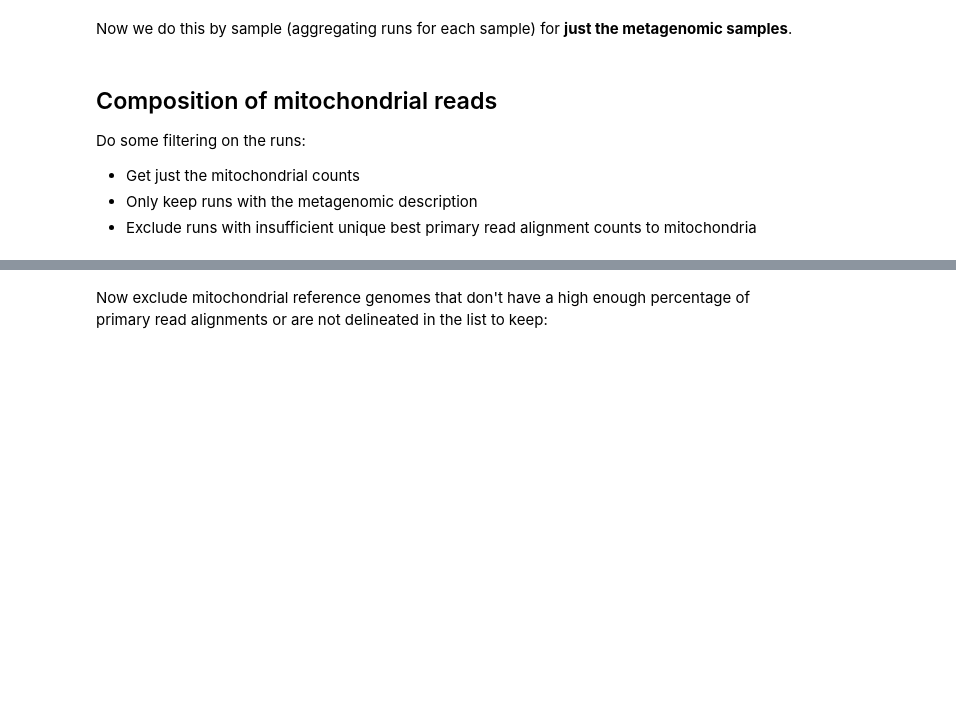
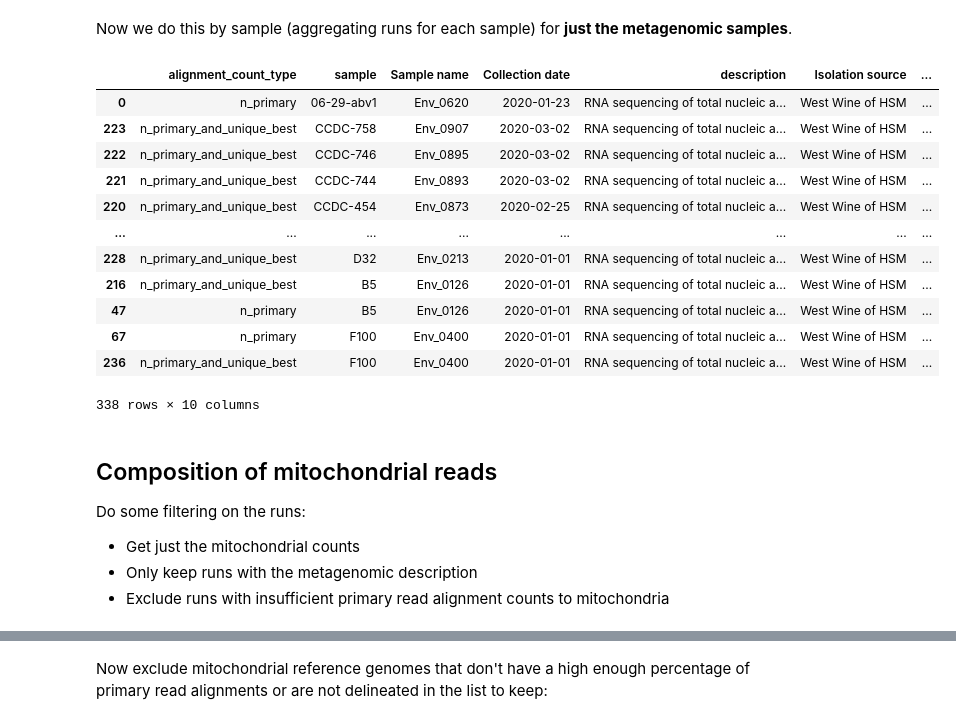
Before and after one commit to jbloom/Huanan_market_samples, a Jupyter notebook: notebooks/aggregate_all_counts.py.ipynb, the cells around one changed output, grey strips where cells are left out. Cells and saved outputs as stored; diff of their text form; code cells hidden in the pictures; blank space fills up the shorter version.

```diff
--- a/notebooks/aggregate_all_counts.py.ipynb
+++ b/notebooks/aggregate_all_counts.py.ipynb
@@ -136,56 +173,68 @@ Now we do this by sample (aggregating runs for each sample) for **just the metag
 sum_cols = [
     "total_reads",
     "preprocessed_reads",
-    "aligned_reads",
-    "alignment_count",
+    "SARS2_aligned_reads",
 ]
 
-sars2_mito_aligned_by_metagenomic_sample = (
-    sars2_mito_aligned_by_run
+sars2_aligned_by_metagenomic_sample = (
+    sars2_aligned_by_run
     .query("description in @metagenomic_descriptions")
     .groupby(
         [
-            c for c in sars2_mito_aligned_by_run
+            c for c in sars2_aligned_by_run
             if c not in sum_cols
             and not c.startswith("percent_")
             and c != "Run accession"
         ],
         as_index=False,
         dropna=False,
     )
     .aggregate({c: "sum" for c in sum_cols})
     .assign(
-        percent_preprocessed_reads=(
-            lambda x: x["alignment_count"] / x["preprocessed_reads"] * 100
-        ),
-        percent_aligned_reads=(
-            lambda x: x["alignment_count"] / x["aligned_reads"] * 100
+        percent_preprocessed_reads_aligning_to_SARS2=(
+            lambda x: x["SARS2_aligned_reads"] / x["preprocessed_reads"] * 100
         ),
     )
 )
 
 dup_samples = (
-    sars2_mito_aligned_by_metagenomic_sample
-    .groupby(["aligned_to", "alignment_count_type", "sample"])
+    sars2_aligned_by_metagenomic_sample
+    .groupby(["alignment_count_type", "sample"])
     .aggregate(
         n=pd.NamedAgg("total_reads", "count"),
         sample_names=pd.NamedAgg("Sample name", "unique"),
     )
     .query("n > 1")
 )
 
 assert not len(dup_samples), f"Some duplicated sample names\n{dup_samples}"
 
-sars2_mito_aligned_by_metagenomic_sample.to_csv(
-    snakemake.output["sars2_mito_aligned_by_metagenomic_sample"], index=False, float_format="%.5g",
+sars2_aligned_by_metagenomic_sample.to_csv(
+    snakemake.output["sars2_aligned_by_metagenomic_sample"], index=False, float_format="%.5g",
 )
+
+sars2_aligned_by_metagenomic_sample.sort_values("SARS2_aligned_reads")
+# %% [output]
+|  | alignment_count_type | sample | Sample name | Collection date | description | Isolation source | ... |
+| 0 | n_primary | 06-29-abv1 | Env_0620 | 2020-01-23 | RNA sequencing of total nucleic a... | West Wine of HSM | ... |
+| 223 | n_primary_and_unique_best | CCDC-758 | Env_0907 | 2020-03-02 | RNA sequencing of total nucleic a... | West Wine of HSM | ... |
+| 222 | n_primary_and_unique_best | CCDC-746 | Env_0895 | 2020-03-02 | RNA sequencing of total nucleic a... | West Wine of HSM | ... |
+| 221 | n_primary_and_unique_best | CCDC-744 | Env_0893 | 2020-03-02 | RNA sequencing of total nucleic a... | West Wine of HSM | ... |
+| 220 | n_primary_and_unique_best | CCDC-454 | Env_0873 | 2020-02-25 | RNA sequencing of total nucleic a... | West Wine of HSM | ... |
+| ... | ... | ... | ... | ... | ... | ... | ... |
+| 228 | n_primary_and_unique_best | D32 | Env_0213 | 2020-01-01 | RNA sequencing of total nucleic a... | West Wine of HSM | ... |
+| 216 | n_primary_and_unique_best | B5 | Env_0126 | 2020-01-01 | RNA sequencing of total nucleic a... | West Wine of HSM | ... |
+| 47 | n_primary | B5 | Env_0126 | 2020-01-01 | RNA sequencing of total nucleic a... | West Wine of HSM | ... |
+| 67 | n_primary | F100 | Env_0400 | 2020-01-01 | RNA sequencing of total nucleic a... | West Wine of HSM | ... |
+| 236 | n_primary_and_unique_best | F100 | Env_0400 | 2020-01-01 | RNA sequencing of total nucleic a... | West Wine of HSM | ... |
+338 rows × 10 columns
 # %% [markdown]
 ## Composition of mitochondrial reads
 
 Do some filtering on the runs:
  - Get just the mitochondrial counts
  - Only keep runs with the metagenomic description
- - Exclude runs with insufficient unique best primary read alignment counts to mitochondria
+ - Exclude runs with insufficient primary read alignment counts to mitochondria
 # %%
 mito_counts = (
     tallied_counts_tidy
```
Also changed, not shown: parts of 8 cells of this notebook, 1 other file.
